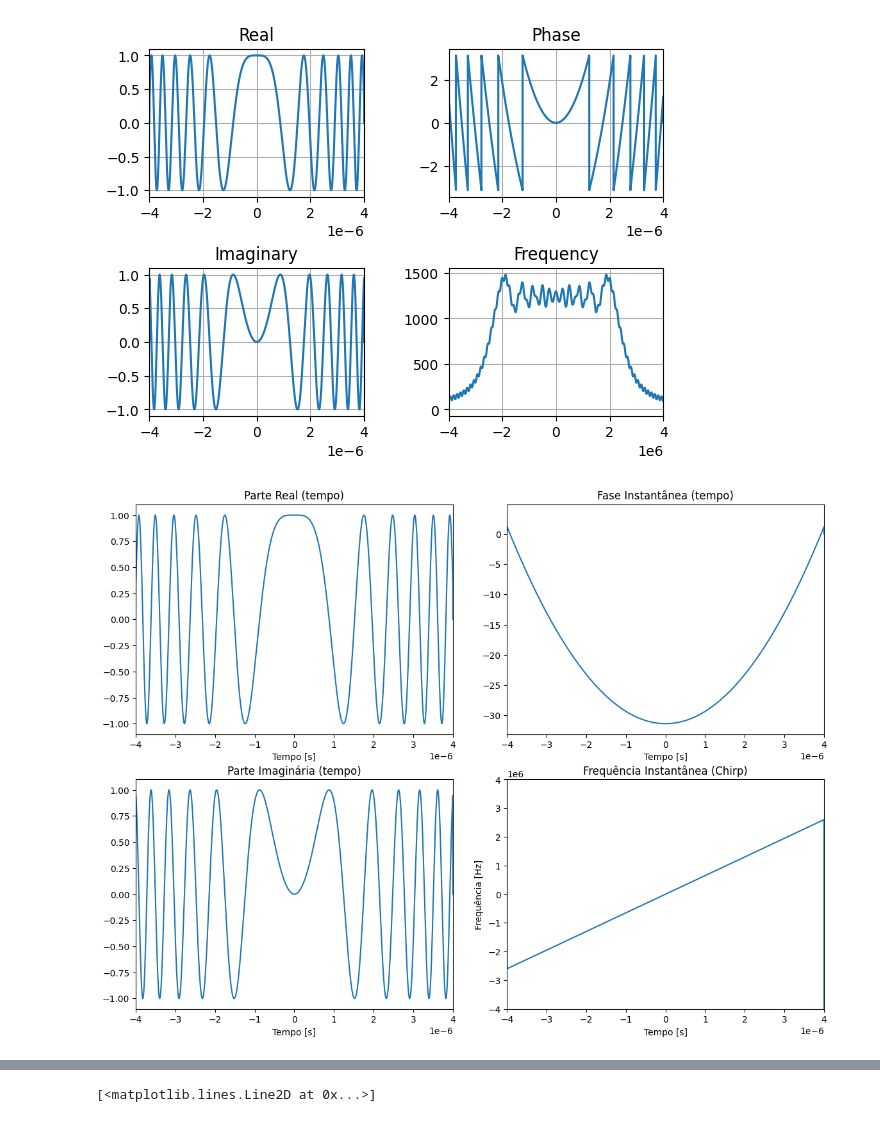
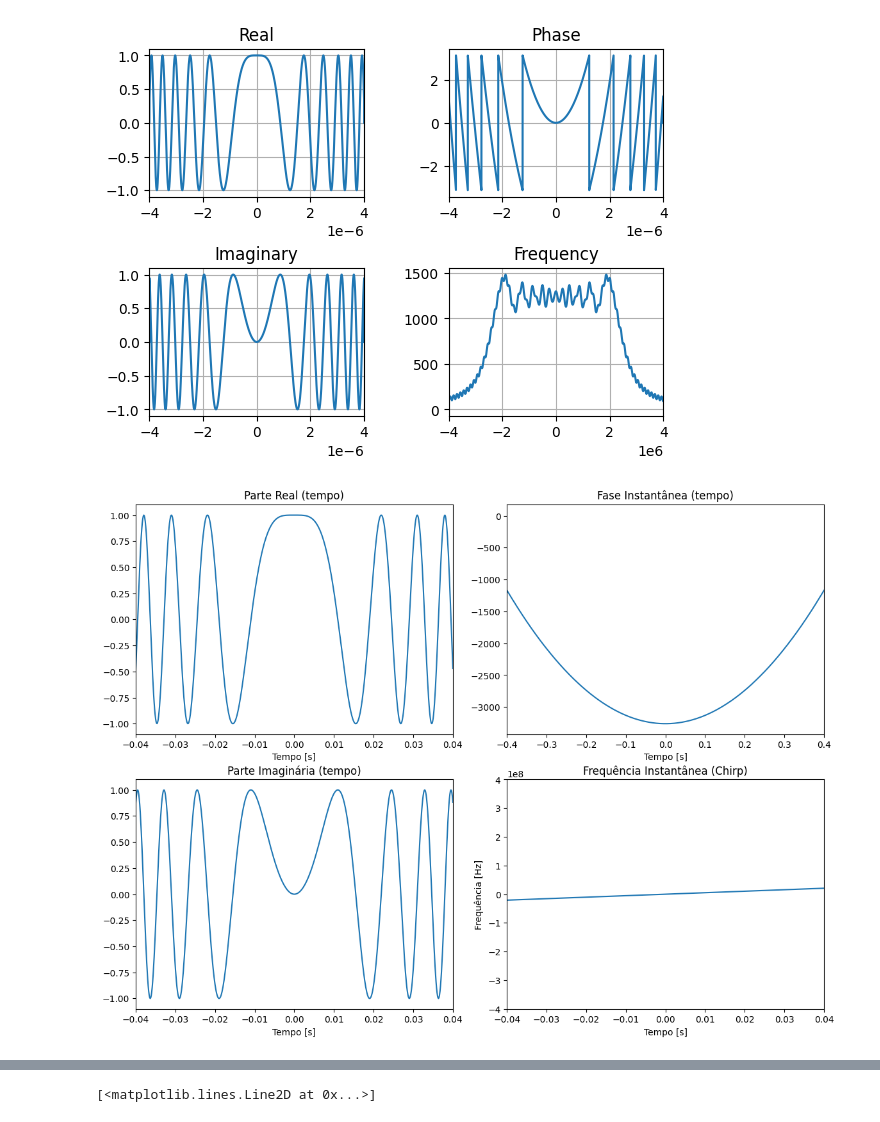
Before and after one commit to gabrielluizep/et-291, a Jupyter notebook: assignment-03/pulse_compression.ipynb, the cells around one changed output, grey strips where cells are left out. Drawn from its saved outputs; the diff is of its cells as text; code cells hidden in the pictures.

```diff
--- a/assignment-03/pulse_compression.ipynb
+++ b/assignment-03/pulse_compression.ipynb
@@ -130,7 +130,7 @@ from matplotlib.ticker import EngFormatter
 # Parâmetros do sinal
 # ---------------------------
 T = 8e-6  # largura do pulso (s)
-K = 65e10  # taxa de chirp (Hz/s)
+K = 65e12  # taxa de chirp (Hz/s)
 fs = 1e9  # frequência de amostragem (Hz)
 Ts = 1 / fs  # período de amostragem
 
@@ -156,40 +156,40 @@ phi = np.unwrap(np.angle(s_t))  # fase contínua
 f_inst = np.gradient(phi, Ts) / (2 * np.pi)  # Hz
 
 # ---------------------------
 # Plots
 # ---------------------------
 fig, axs = plt.subplots(2, 2, figsize=(12, 9))
 fig.tight_layout(pad=3.0)
 axs = axs.flatten()
 
 # Parte real
-axs[0].plot(t, np.real(s_t))
+axs[0].plot(t / T, np.real(s_t))
 axs[0].set_title("Parte Real (tempo)")
-axs[0].set_xlim(-4e-6, 4e-6)
+axs[0].set_xlim(-4e-2, 4e-2)
 axs[0].set_xlabel("Tempo [s]")
 
 
 # Fase no tempo
-axs[1].plot(t, phi)
+axs[1].plot(t / T, phi)
 axs[1].set_title("Fase Instantânea (tempo)")
-axs[1].set_xlim(-4e-6, 4e-6)
+axs[1].set_xlim(-4e-1, 4e-1)
 axs[1].set_xlabel("Tempo [s]")
 
 # Parte imaginária
-axs[2].plot(t, np.imag(s_t))
+axs[2].plot(t / T, np.imag(s_t))
 axs[2].set_title("Parte Imaginária (tempo)")
-axs[2].set_xlim(-4e-6, 4e-6)
+axs[2].set_xlim(-4e-2, 4e-2)
 axs[2].set_xlabel("Tempo [s]")
 
 
 # Frequência instantânea
-axs[3].plot(t, f_inst)
+axs[3].plot(t / T, f_inst)
 axs[3].set_title("Frequência Instantânea (Chirp)")
-axs[3].set_xlim(-4e-6, 4e-6)
-axs[3].set_ylim(-4e6, 4e6)
+axs[3].set_xlim(-4e-2, 4e-2)
+axs[3].set_ylim(-4e8, 4e8)
 axs[3].set_xlabel("Tempo [s]")
 axs[3].set_ylabel("Frequência [Hz]")
 
 plt.show()
 # %% [output]
-[figure, old version]
+[figure, new version]
```
Also changed, not shown: parts of 2 cells of this notebook.
